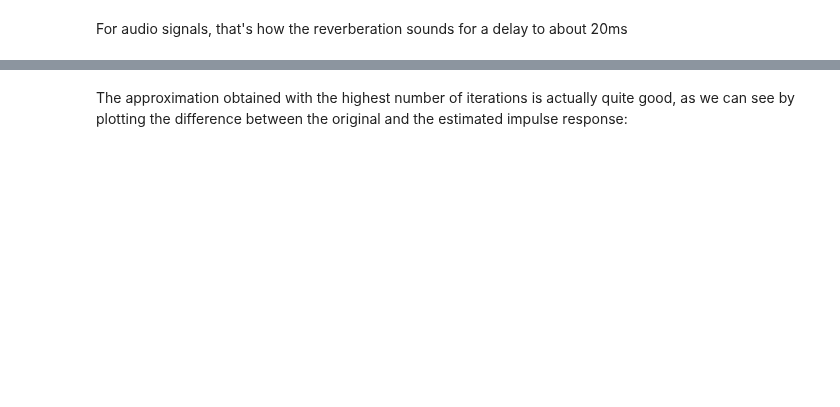
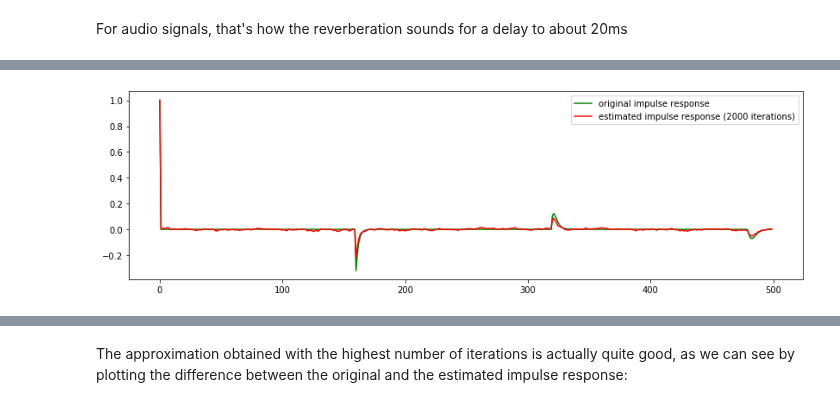
Before and after one commit to prandoni/COM303, a Jupyter notebook: EchoCancellation/EchoCancellation.ipynb, the cells around one changed output, grey strips where cells are left out. Saved outputs shown, nothing was run; the diff lists cells and outputs as text; code cells hidden in the pictures; blank space fills up the shorter version.

```diff
--- a/EchoCancellation/EchoCancellation.ipynb
+++ b/EchoCancellation/EchoCancellation.ipynb
@@ -133,0 +138,4 @@ plt.plot(best, 'b');
+# %%
+plot_lms_test(2000);
+# %% [output]
+[figure, added]
```
Also changed, not shown: parts of 37 cells of this notebook, 3 other files.
